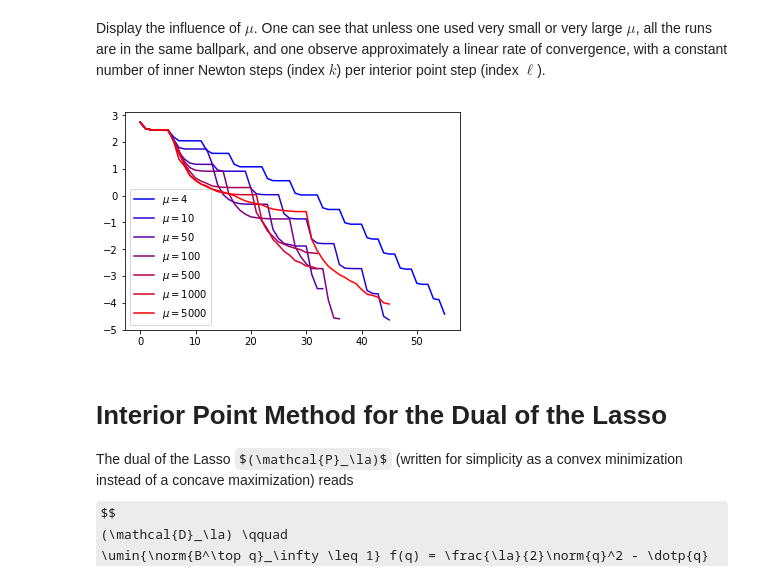
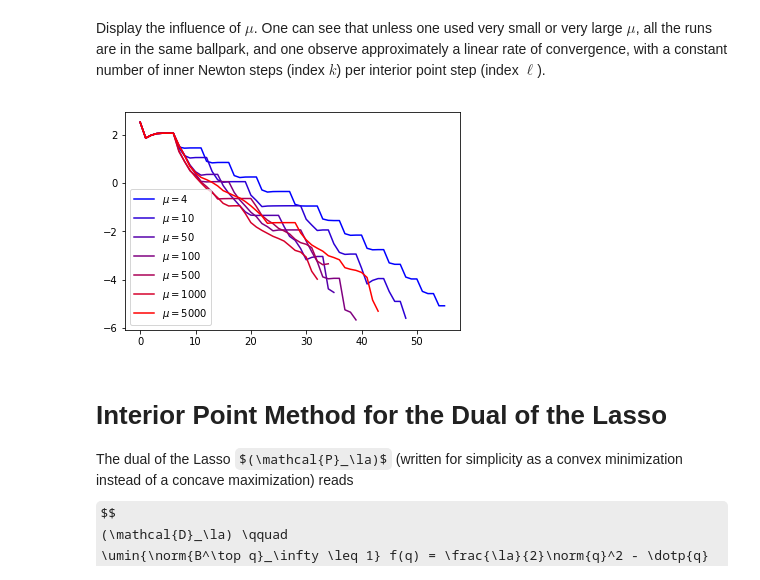
Before and after one commit to gpeyre/numerical-tours, a Jupyter notebook: python/optim_6_interior_points.ipynb, the cells around one changed output. Cells and saved outputs as stored; diff of their text form; code cells hidden in the pictures; some formulas as TeX source.

```diff
--- a/python/optim_6_interior_points.ipynb
+++ b/python/optim_6_interior_points.ipynb
@@ -287,9 +296,9 @@ Display in log scale the decay of the error and the numbr of backtracking step.
 epsilon = 1e-6
 t = 100
 x = np.ones((d,1))
-x, flist, backtrack = newton(ft,nablaft,hessianft,x,t,epsilon)
+x, ftlist, backtrack, flist = newton(ft,nablaft,hessianft,x,t,epsilon)
 plt.subplot(2, 1, 1)
-plt.plot(flist, 'b', label='$f_t(x_k)$')
+plt.plot(ftlist, 'b', label='$f_t(x_k)$')
 plt.legend()
 plt.subplot(2, 1, 2)
 plt.plot(backtrack, 'r', label='#backtrack');
@@ -310,7 +319,7 @@ Display the evolution with $t$ of the solution computed.
 # %%
 tlist = np.array([1, 10, 100, 1000])
 for it in range(0,4):
-    x, flist, backtrack = newton(ft,nablaft,hessianft,x,tlist[it],epsilon)
+    x, ftlist, backtrack, flist = newton(ft,nablaft,hessianft,x,tlist[it],epsilon)
     plt.subplot(2,2,it+1)
     plt.stem( w0, linefmt='--k', markerfmt='ko' )
     plt.stem( x[0:p], linefmt='-r', markerfmt='ro' )
@@ -336,7 +345,7 @@ t = 1
 x = np.ones((d,1))
 Flist = np.array([])
 while m/t >= epsilon:
-    x, flist, backtrack = newton(ft,nablaft,hessianft,x,t,epsilon)
+    x, ftlist, backtrack, flist = newton(ft,nablaft,hessianft,x,t,epsilon)
     Flist = np.append(Flist, flist)
     t = mu*t
 # %% [markdown]
@@ -362,7 +371,7 @@ t = 1
 x = np.ones((d,1))
 Flist = np.array([])
 while m/t >= epsilon/100:
-    x, flist, backtrack = newton(ft,nablaft,hessianft,x,t,epsilon/100)
+    x, ftlist, backtrack, flist = newton(ft,nablaft,hessianft,x,t,epsilon/100)
     t = mu*t
 fmin = np.min(flist)
 # %% [markdown]
@@ -370,19 +379,19 @@ Display the influence of $\mu$. One can see that unless one used very small or v
 # %%
 mulist = np.array([4, 10, 50, 100, 500, 1000, 5000])
 for it in range(0,len(mulist)):
     mu = mulist[it]
     t = 1
     x = np.ones((d,1))
     Flist = np.array([])
     while m/t >= epsilon:
-        x, flist, backtrack = newton(ft,nablaft,hessianft,x,t,epsilon)
+        x, ftlist, backtrack, flist = newton(ft,nablaft,hessianft,x,t,epsilon)
         Flist = np.append(Flist, flist)
         t = mu*t
     s = it/(len(mulist)-1)
     plt.plot( np.log10(Flist[0:-1]-fmin), color=(s,0,1-s), label='$\mu=' + str(mu) +'$' )
 plt.legend();
 # %% [output]
-[figure, old version]
+[figure, new version]
 # %% [markdown]
 Interior Point Method for the Dual of the Lasso
 =====
```
Also changed, not shown: parts of 18 cells of this notebook.
